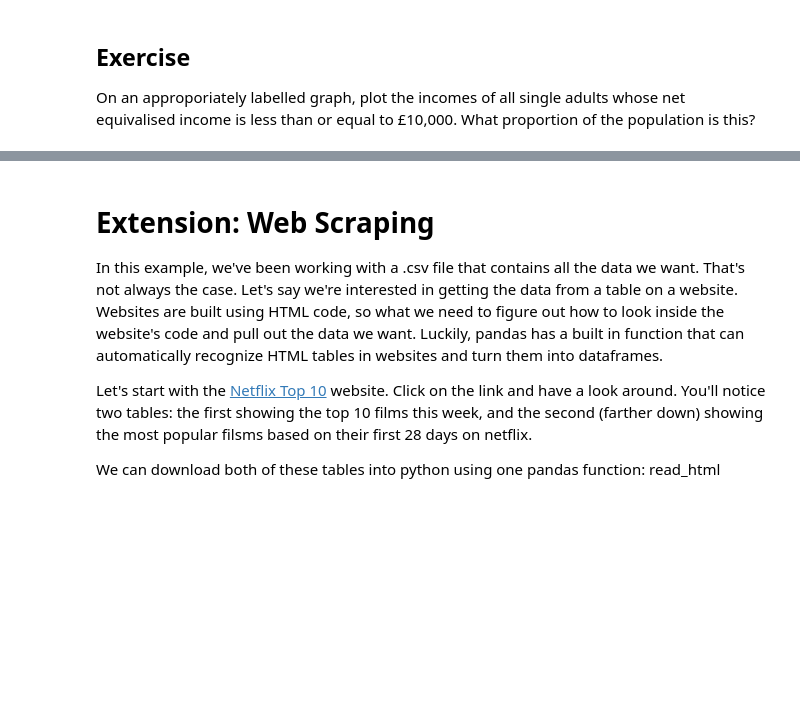
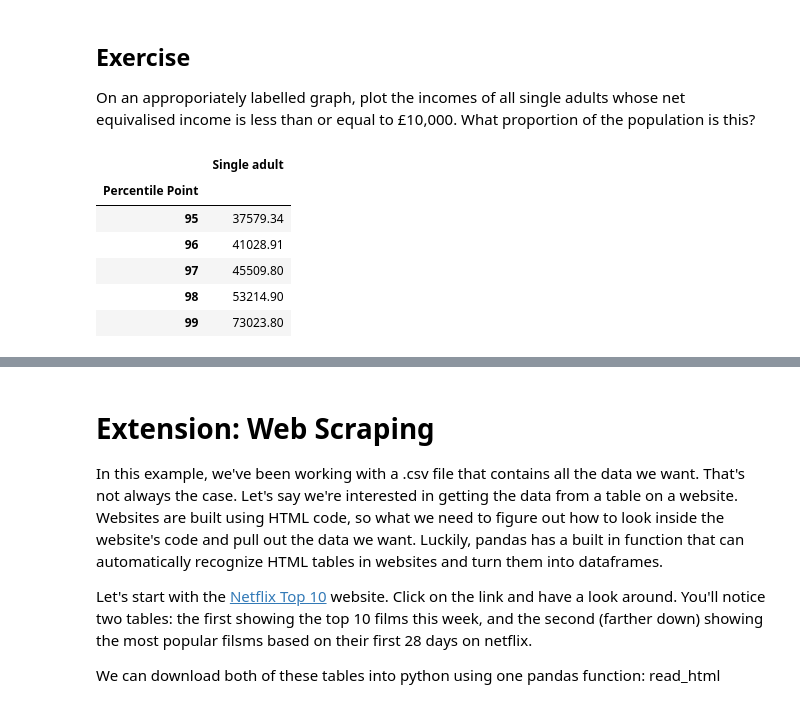
Before and after one commit to LPAT9999/QM, a Jupyter notebook: notebooks/W02. Pandas.ipynb, the cells around one changed output, grey strips where cells are left out. Saved outputs shown, nothing was run; the diff lists cells and outputs as text; code cells hidden in the pictures; blank space fills up the shorter version.

```diff
--- a/notebooks/W02. Pandas.ipynb
+++ b/notebooks/W02. Pandas.ipynb
@@ -347,3 +422,23 @@ We won't dwell on comparative operative, here we've used ">" to mean "is greater
 # %% [markdown]
 ## Exercise
 On an approporiately labelled graph, plot the incomes of all single adults whose net equivalised income is less than or equal to £10,000. What proportion of the population is this?
+# %%
+import pandas as pd
+import matplotlib.pyplot as plt
+import numpy as np
+
+#clean data
+clean3 = income[['Single adult']]
+clean3 = clean3.replace(',', '', regex=True)
+clean3 = clean3.replace('-', 'NaN', regex=True).astype('float')
+clean3[clean3['Single adult'] <= 10000]
+
+clean3.tail()
+# %% [output]
+|  | Single adult |
+| Percentile Point |  |
+| 95 | 37579.34 |
+| 96 | 41028.91 |
+| 97 | 45509.80 |
+| 98 | 53214.90 |
+| 99 | 73023.80 |
```
Also changed, not shown: parts of 22 cells of this notebook.
